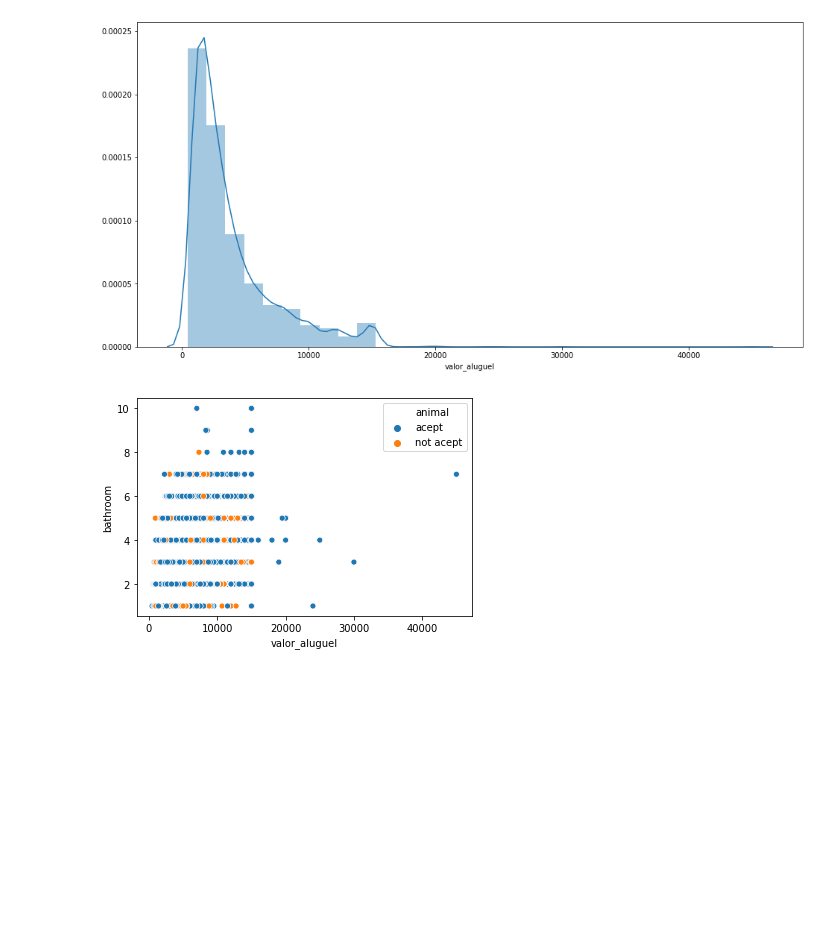
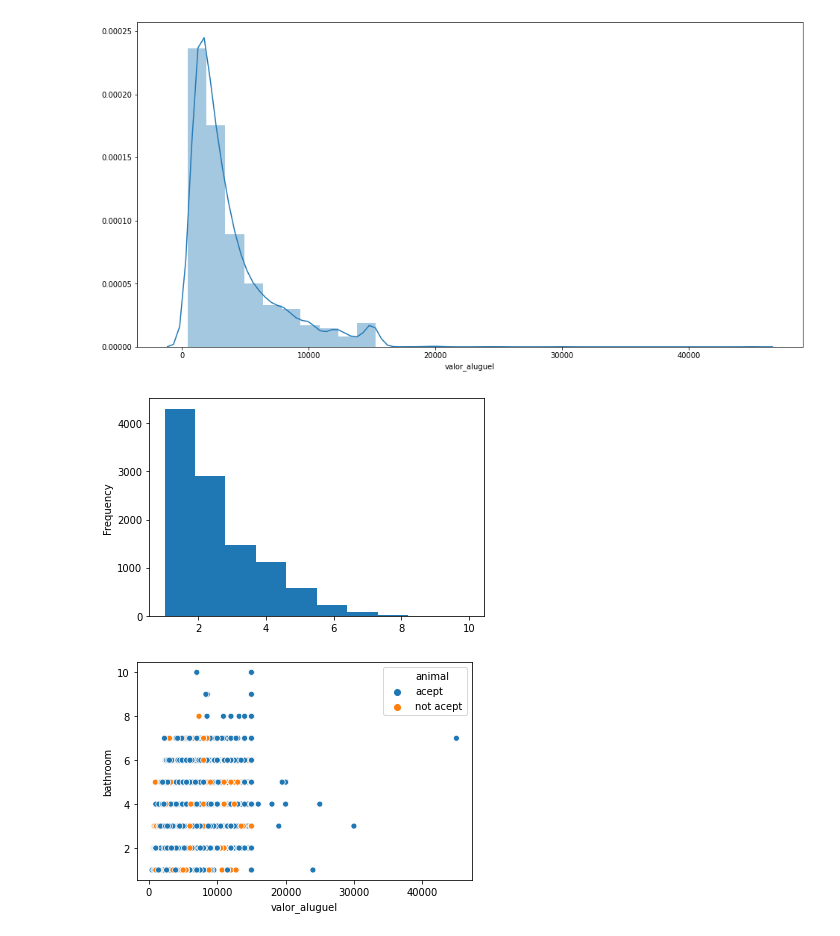
Before and after one commit to mikaelcordeiro/semanas, a Jupyter notebook: semana3/semana_3.ipynb, the cells around one changed output. Saved outputs shown, nothing was run; the diff lists cells and outputs as text; code cells hidden in the pictures; blank space fills up the shorter version.

```diff
--- a/semana3/semana_3.ipynb
+++ b/semana3/semana_3.ipynb
@@ -396,6 +478,10 @@ plt.figure(figsize=(16, 8))
 sns.distplot(a=df_lite['valor_aluguel'], bins=30, hist=True, kde=True, norm_hist=True);
 # %% [output]
 [figure]
+# %%
+df_lite['bathroom'].plot.hist();
+# %% [output]
+[figure, added]
 # %%
 sns.scatterplot(data=df_lite, x='valor_aluguel', y='bathroom', hue='animal');
 # %% [output]
```
Also changed, not shown: parts of 8 cells of this notebook.
